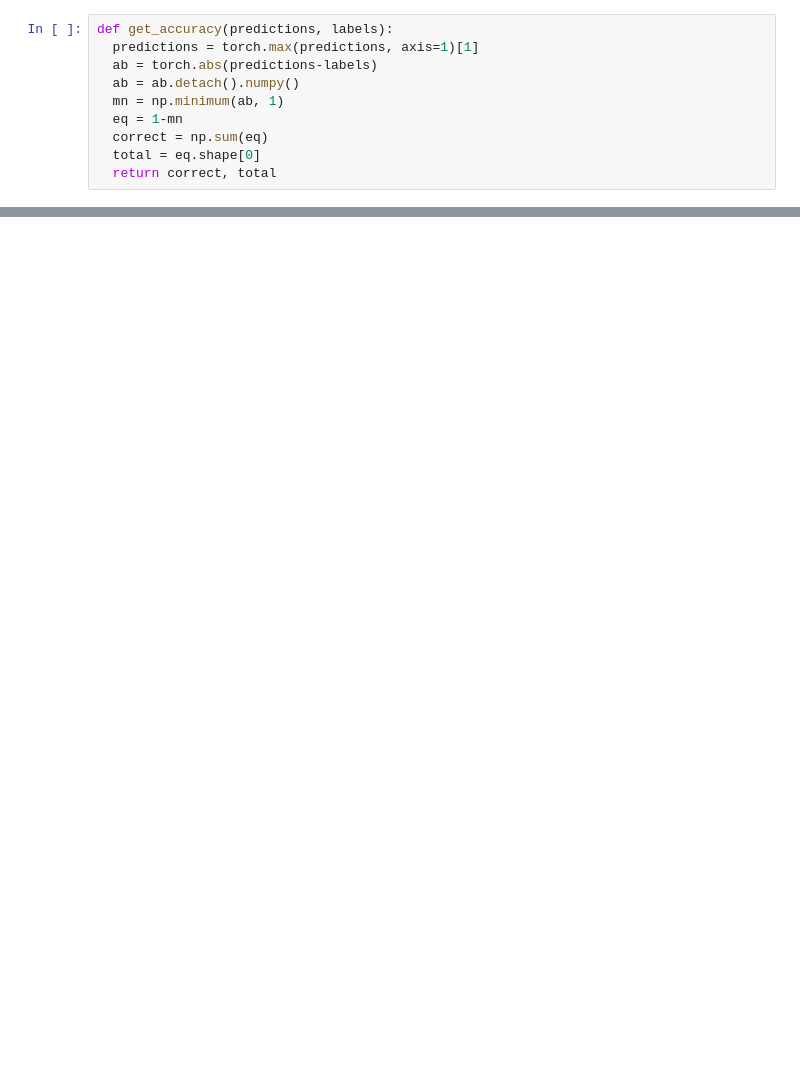
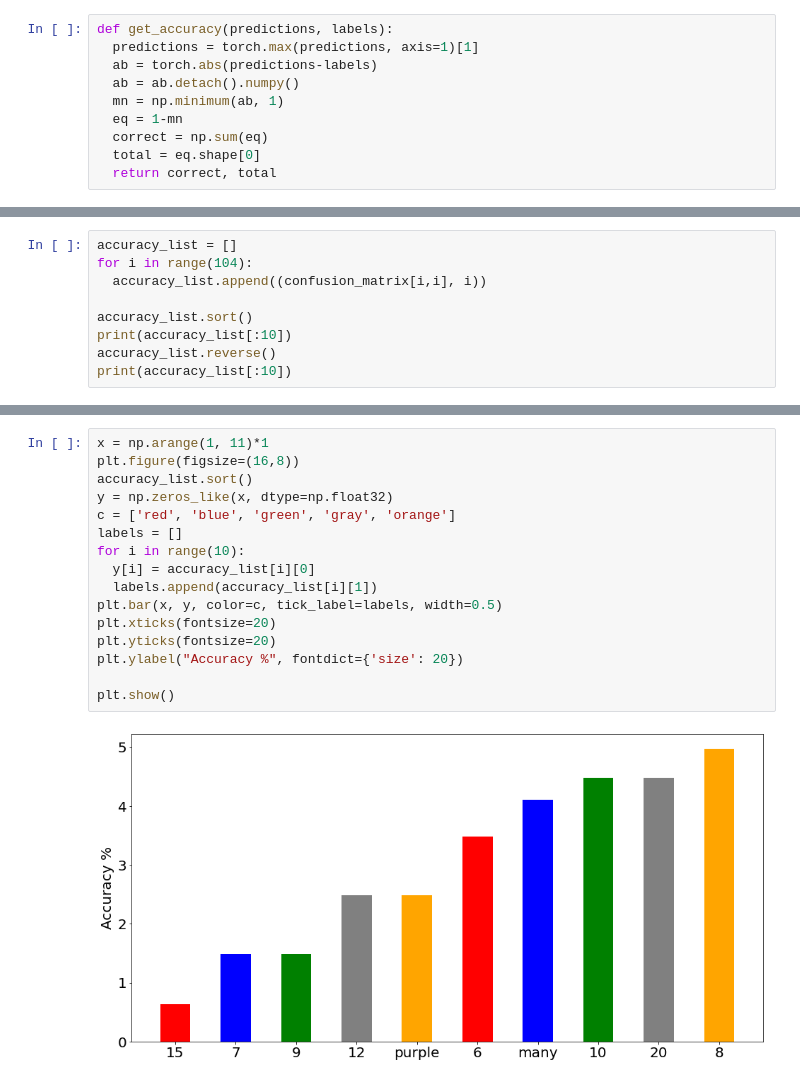
Before and after one commit to DivyanshRoy/CS7650-project-vqa, a Jupyter notebook: Trainer.ipynb, the cells around one changed output, grey strips where cells are left out. Drawn from its saved outputs; the diff is of its cells as text; blank space fills up the shorter version.

```diff
--- a/Trainer.ipynb
+++ b/Trainer.ipynb
@@ -222,0 +788,9 @@ KeyboardInterrupt: ignored
+# %%
+accuracy_list = []
+for i in range(104):
+  accuracy_list.append((confusion_matrix[i,i], i))
+
+accuracy_list.sort()
+print(accuracy_list[:10])
+accuracy_list.reverse()
+print(accuracy_list[:10])
@@ -222,0 +859,18 @@ KeyboardInterrupt: ignored
+# %%
+x = np.arange(1, 11)*1
+plt.figure(figsize=(16,8))
+accuracy_list.sort()
+y = np.zeros_like(x, dtype=np.float32)
+c = ['red', 'blue', 'green', 'gray', 'orange']
+labels = []
+for i in range(10):
+  y[i] = accuracy_list[i][0]
+  labels.append(accuracy_list[i][1])
+plt.bar(x, y, color=c, tick_label=labels, width=0.5)
+plt.xticks(fontsize=20)
+plt.yticks(fontsize=20)
+plt.ylabel("Accuracy %", fontdict={'size': 20})
+
+plt.show()
+# %% [output]
+[figure, added]
```
Also changed, not shown: parts of 40 cells of this notebook.
